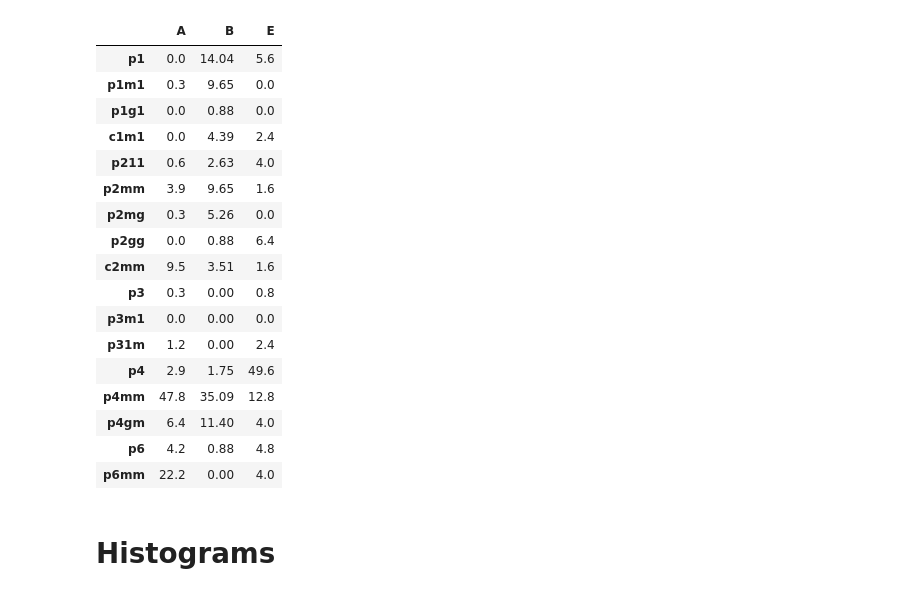
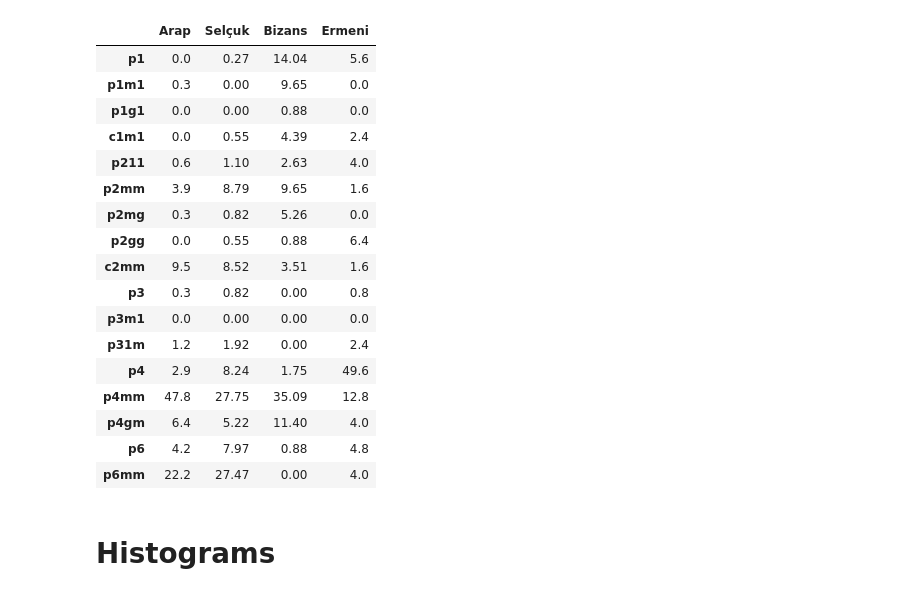
Before and after one commit to selimonat/ornament_symmgroups, a Jupyter notebook: CorrelationAnalysis.ipynb, the cells around one changed output. Drawn from its saved outputs; the diff is of its cells as text; code cells hidden in the pictures.

```diff
--- a/CorrelationAnalysis.ipynb
+++ b/CorrelationAnalysis.ipynb
@@ -4,24 +5,25 @@ import matplotlib.pyplot as plt
 # %%
 df = pd.read_excel("./symm_groups.xlsx",index_col=0)
+df = df[["Arap","Selçuk","Bizans","Ermeni"]]
 df
 # %% [output]
-|  | A | B | E |
-| p1 | 0.0 | 14.04 | 5.6 |
-| p1m1 | 0.3 | 9.65 | 0.0 |
-| p1g1 | 0.0 | 0.88 | 0.0 |
-| c1m1 | 0.0 | 4.39 | 2.4 |
-| p211 | 0.6 | 2.63 | 4.0 |
-| p2mm | 3.9 | 9.65 | 1.6 |
-| p2mg | 0.3 | 5.26 | 0.0 |
-| p2gg | 0.0 | 0.88 | 6.4 |
-| c2mm | 9.5 | 3.51 | 1.6 |
-| p3 | 0.3 | 0.00 | 0.8 |
-| p3m1 | 0.0 | 0.00 | 0.0 |
-| p31m | 1.2 | 0.00 | 2.4 |
-| p4 | 2.9 | 1.75 | 49.6 |
-| p4mm | 47.8 | 35.09 | 12.8 |
-| p4gm | 6.4 | 11.40 | 4.0 |
-| p6 | 4.2 | 0.88 | 4.8 |
-| p6mm | 22.2 | 0.00 | 4.0 |
+|  | Arap | Selçuk | Bizans | Ermeni |
+| p1 | 0.0 | 0.27 | 14.04 | 5.6 |
+| p1m1 | 0.3 | 0.00 | 9.65 | 0.0 |
+| p1g1 | 0.0 | 0.00 | 0.88 | 0.0 |
+| c1m1 | 0.0 | 0.55 | 4.39 | 2.4 |
+| p211 | 0.6 | 1.10 | 2.63 | 4.0 |
+| p2mm | 3.9 | 8.79 | 9.65 | 1.6 |
+| p2mg | 0.3 | 0.82 | 5.26 | 0.0 |
+| p2gg | 0.0 | 0.55 | 0.88 | 6.4 |
+| c2mm | 9.5 | 8.52 | 3.51 | 1.6 |
+| p3 | 0.3 | 0.82 | 0.00 | 0.8 |
+| p3m1 | 0.0 | 0.00 | 0.00 | 0.0 |
+| p31m | 1.2 | 1.92 | 0.00 | 2.4 |
+| p4 | 2.9 | 8.24 | 1.75 | 49.6 |
+| p4mm | 47.8 | 27.75 | 35.09 | 12.8 |
+| p4gm | 6.4 | 5.22 | 11.40 | 4.0 |
+| p6 | 4.2 | 7.97 | 0.88 | 4.8 |
+| p6mm | 22.2 | 27.47 | 0.00 | 4.0 |
 # %% [markdown]
 # Histograms
```
Also changed, not shown: parts of 5 cells of this notebook, 1 other file.
